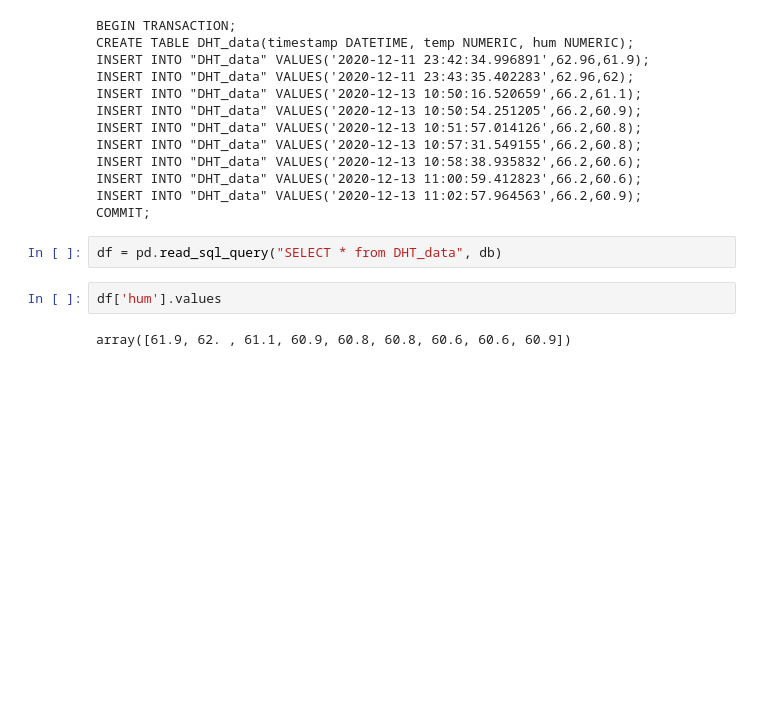
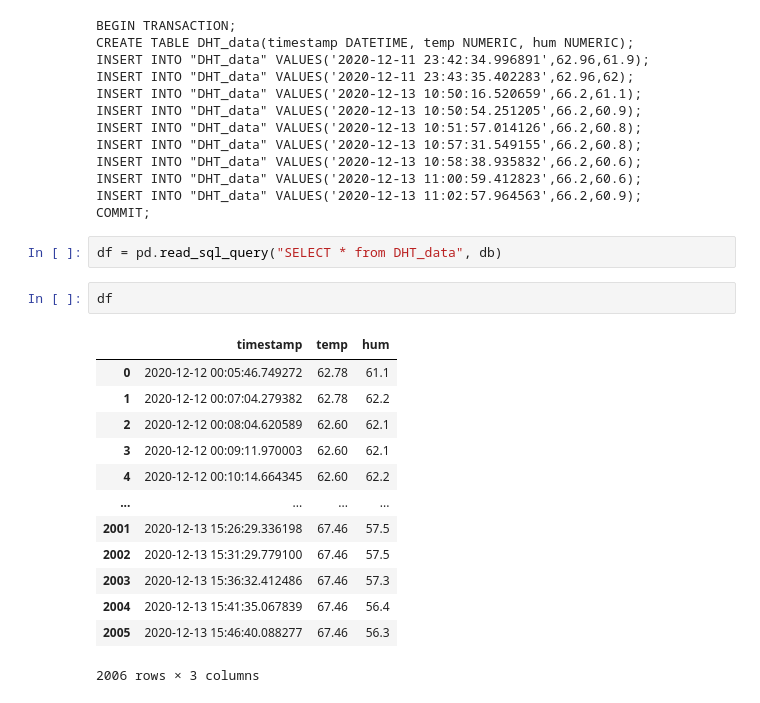
Before and after one commit to britishtar/humidity_logging, a Jupyter notebook: db_dev.ipynb, the cells around one changed output. Drawn from its saved outputs; the diff is of its cells as text; blank space fills up the shorter version.

```diff
--- a/db_dev.ipynb
+++ b/db_dev.ipynb
@@ -144,6 +171,18 @@ COMMIT;
 # %%
 df = pd.read_sql_query("SELECT * from DHT_data", db)
 # %%
-df['hum'].values
+df
 # %% [output]
+|  | timestamp | temp | hum |
+| 0 | 2020-12-12 00:05:46.749272 | 62.78 | 61.1 |
+| 1 | 2020-12-12 00:07:04.279382 | 62.78 | 62.2 |
+| 2 | 2020-12-12 00:08:04.620589 | 62.60 | 62.1 |
+| 3 | 2020-12-12 00:09:11.970003 | 62.60 | 62.1 |
+| 4 | 2020-12-12 00:10:14.664345 | 62.60 | 62.2 |
+| ... | ... | ... | ... |
+| 2001 | 2020-12-13 15:26:29.336198 | 67.46 | 57.5 |
+| 2002 | 2020-12-13 15:31:29.779100 | 67.46 | 57.5 |
+| 2003 | 2020-12-13 15:36:32.412486 | 67.46 | 57.3 |
+| 2004 | 2020-12-13 15:41:35.067839 | 67.46 | 56.4 |
+| 2005 | 2020-12-13 15:46:40.088277 | 67.46 | 56.3 |
-array([61.9, 62. , 61.1, 60.9, 60.8, 60.8, 60.6, 60.6, 60.9])
+2006 rows × 3 columns
```
Also changed, not shown: parts of 5 cells of this notebook.
